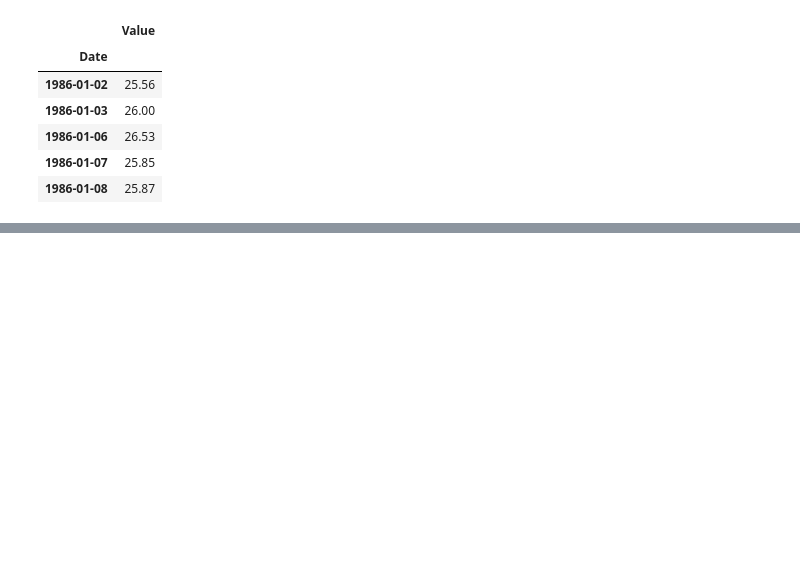
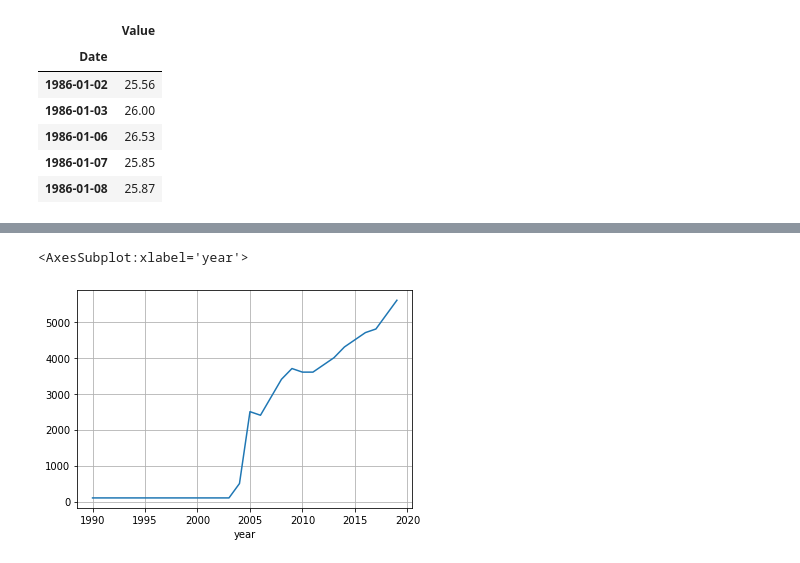
Before and after one commit to mhsnjvd/jupyter_notebooks, a Jupyter notebook: quandl_example.ipynb, the cells around one changed output, grey strips where cells are left out. Cells and saved outputs as stored; diff of their text form; code cells hidden in the pictures; blank space fills up the shorter version.

```diff
--- a/quandl_example.ipynb
+++ b/quandl_example.ipynb
@@ -48,0 +57,19 @@ df['Close'].plot(grid=True, figsize=(12, 8))
+# %%
+df_wb_data = pd.read_parquet('../../data/worldbank/WB_DATA.parquet')
+# %%
+df_wb_pak_data = df_wb_data[df_wb_data['country_name'] == 'Pakistan'].copy(deep=True)
+# %%
+df_wb_meta_data = ql.get_table("WB/METADATA", paginate=True)
+#df_wb_meta_data = pd.read_parquet('../../data/worldbank/WB_META_DATA.parquet')
+# %%
+df = (df_wb_pak_data.merge(df_wb_meta_data, on=['series_id'], how='left')
+      .drop(['country_name',], axis=1)
+      .sort_values(by=['name', 'year'])
+      .reset_index()
+      [['series_id', 'name', 'year', 'value', 'description', 'country_code']]
+     )
+# %%
+df[df['series_id'] == 'SH.HIV.INCD.YG'].set_index('year')['value'].plot(grid=True)
+# %% [output]
+<AxesSubplot:xlabel='year'>
+[figure, added]
```
Also changed, not shown: parts of 8 cells of this notebook, 5 other files.
